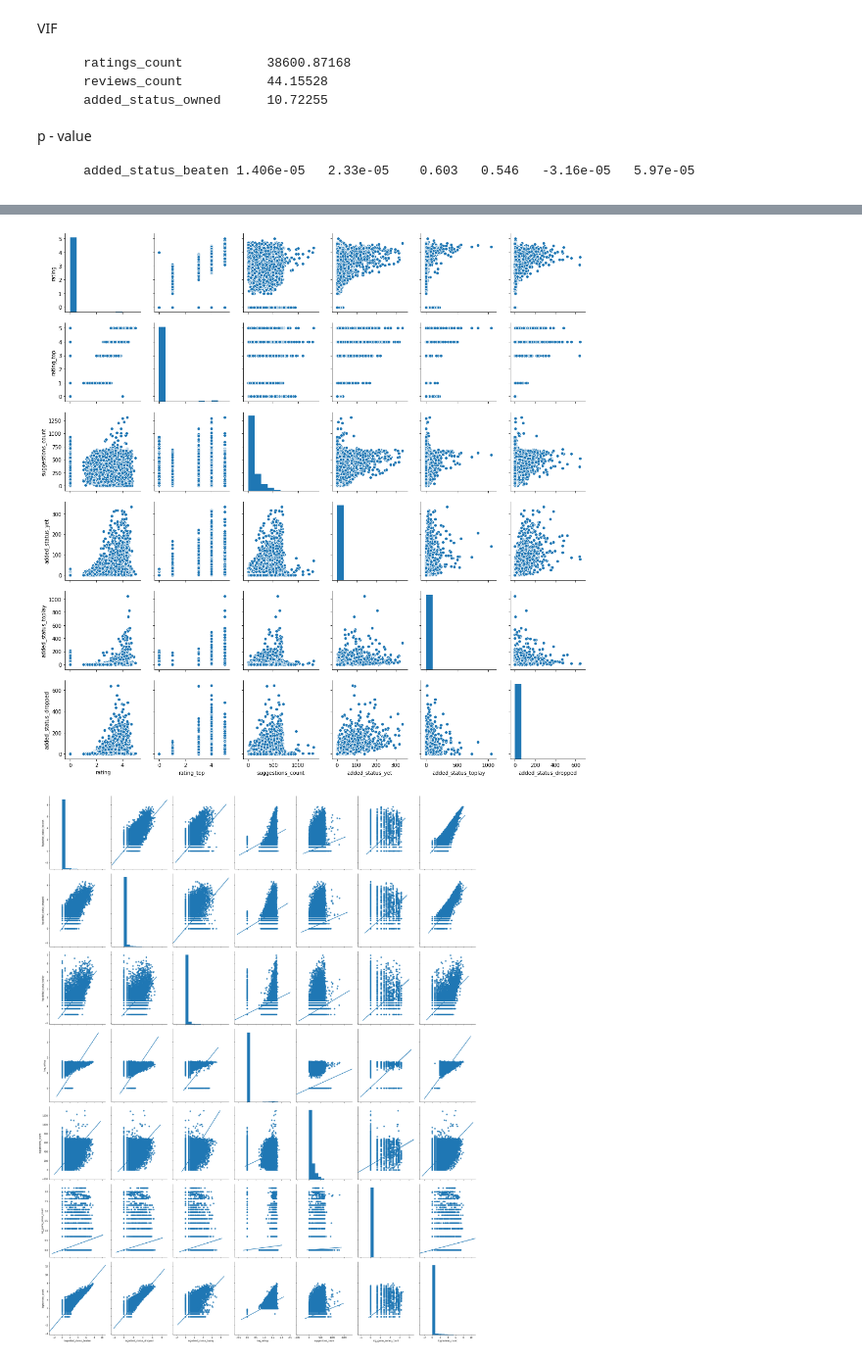
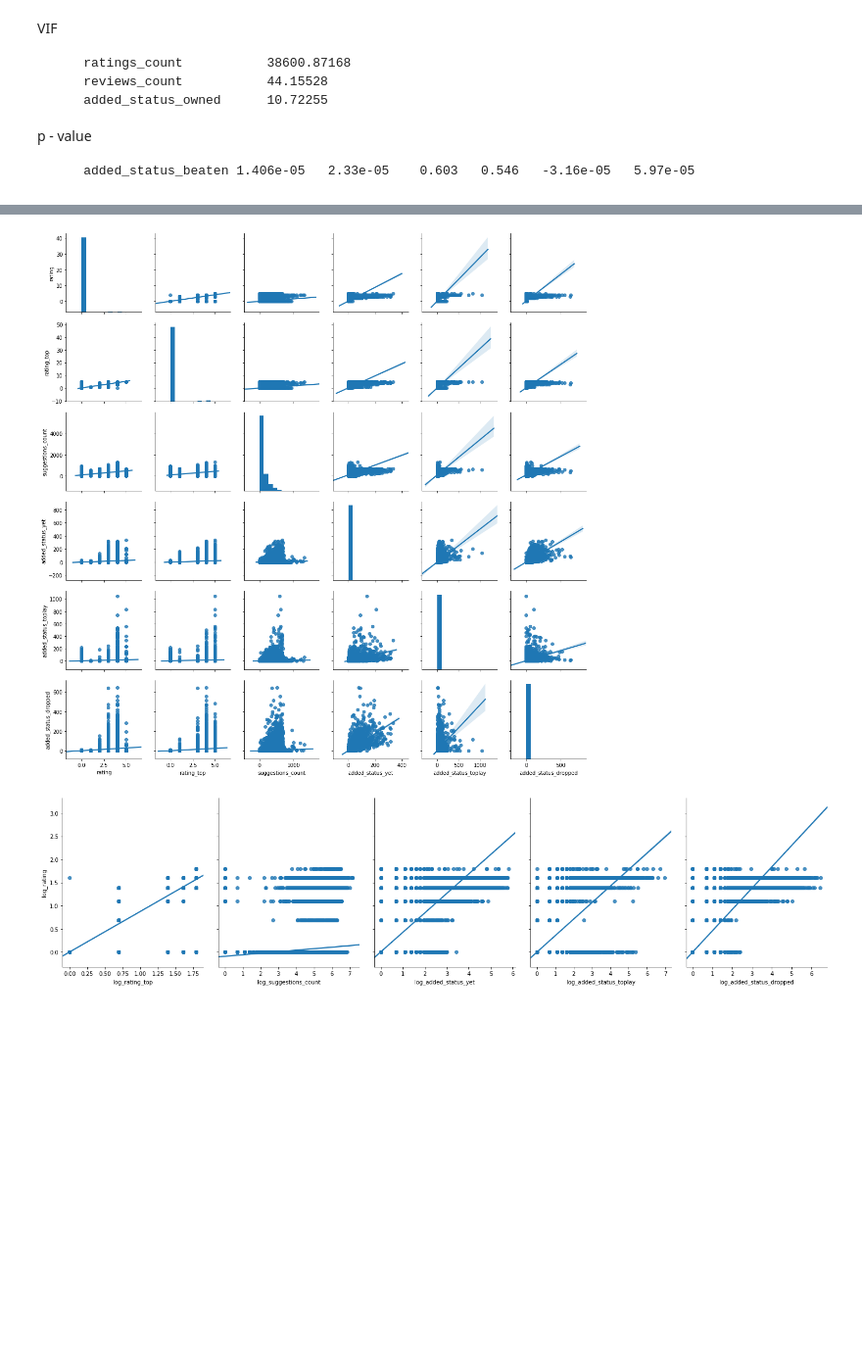
Before and after one commit to FreedomVAce/Game_Recommendation, a Jupyter notebook: Game_Recommendation.ipynb, the cells around one changed output, grey strips where cells are left out. Shown: that part at 98% size. Drawn from its saved outputs; the diff is of its cells as text; code cells hidden in the pictures; blank space fills up the shorter version.

```diff
--- a/Game_Recommendation.ipynb
+++ b/Game_Recommendation.ipynb
@@ -75,6 +75,7 @@ clean
 genres = game['genres'].str.get_dummies('|')
 platforms = game['platforms'].str.get_dummies('|')
 game['tba'] = game['tba'].map({False: '0',True:'1'})
+game['rating'] = round(game['rating']).astype(int)
 # %%
 game = game.join(genres)
 game = game.join(platforms)
@@ -324,22 +366,21 @@ plt.show()
 # %%
 sns.pairplot(game[['rating','rating_top','suggestions_count',
-     'added_status_yet',
-     'added_status_toplay','added_status_dropped']]);
+                   'added_status_yet','added_status_toplay',
+                   'added_status_dropped']], kind="reg");
+plt.show()
 # %% [output]
-[figure, old version]
+[figure, new version]
 # %%
-game['logadded_status_beaten'] = np.log(game[['added_status_beaten']] + 1)
-game['logadded_status_dropped'] = np.log(game[['added_status_dropped']] + 1)
-game['logadded_status_toplay'] = np.log(game[['added_status_toplay']] + 1)
 game['log_rating'] = np.log(game[['rating']] + 1)
+game['log_rating_top'] = np.log(game[['rating_top']] + 1)
 game['log_suggestions_count'] = np.log(game[['suggestions_count']] + 1)
-game['log_game_series_count'] = np.log(game[['game_series_count']] + 1)
-game['logreviews_count'] = np.log(game[['reviews_count']] + 1)
+game['log_added_status_yet'] = np.log(game[['added_status_yet']] + 1)
+game['log_added_status_toplay'] = np.log(game[['added_status_toplay']] + 1)
+game['log_added_status_dropped'] = np.log(game[['added_status_dropped']] + 1)
 # %%
-graph = sns.pairplot(game[["logadded_status_beaten", "logadded_status_dropped", \
-                              "logadded_status_toplay", "log_rating", "suggestions_count", \
-                              "log_game_series_count","logreviews_count"]], height=5, aspect=.8, kind="reg")
-#graph.map(corrfunc)
+sns.pairplot(game[['log_rating', "log_rating_top", "log_suggestions_count",
+                   "log_added_status_yet", "log_added_status_toplay",
+                   "log_added_status_dropped"]], height=5,aspect=0.8, kind="reg")
 plt.show()
 # %% [output]
-[figure, old version]
+[figure, new version]
```
Also changed, not shown: parts of 21 cells of this notebook.
